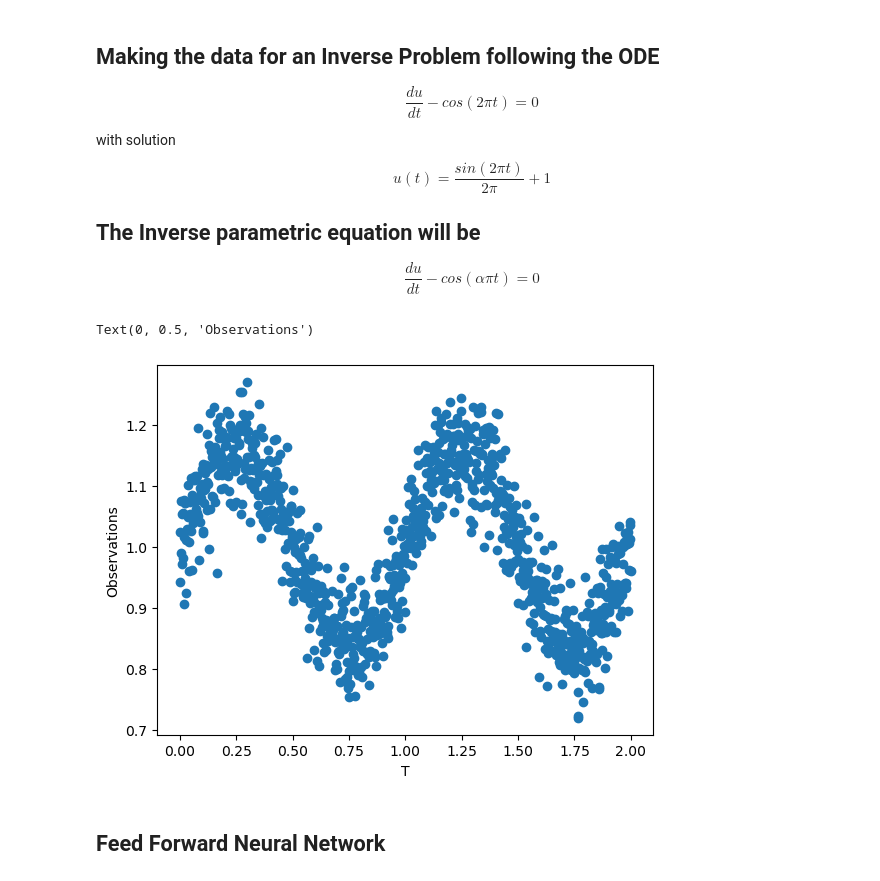
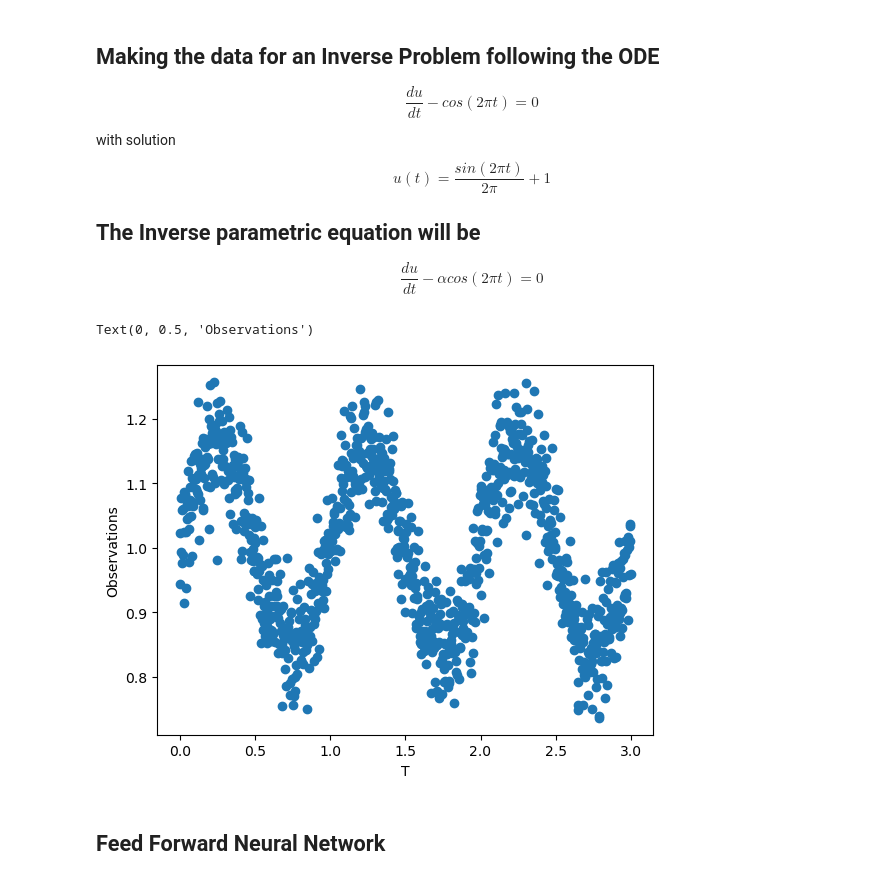
Before and after one commit to ChristianJzB/Projects, a Jupyter notebook: Physics _Informed_NN/6_ODE_Uncertainty copy.ipynb, the cells around one changed output. Cells and saved outputs as stored; diff of their text form; code cells hidden in the pictures.

```diff
--- a/Physics _Informed_NN/6_ODE_Uncertainty copy.ipynb
+++ b/Physics _Informed_NN/6_ODE_Uncertainty copy.ipynb
@@ -31,21 +30,21 @@ $$ u(t) = \frac{sin ( 2 \pi t )}{2 \pi} + 1$$
 
 ## The Inverse parametric equation will be
 
-$$\frac{du}{dt} - cos( \alpha \pi t)=0$$
+$$\frac{du}{dt} - \alpha cos( 2 \pi t)=0$$
 # %%
-t= np.linspace(0,2,1000)
+t= np.linspace(0,3,1000)
 mean, std = 0,0.05
 
 Exact = (1/ (2*np.pi))*np.sin(2*np.pi*t)+1
 
 noise_sol = Exact + np.random.normal(mean,std, len(t))
 
 plt.scatter(t,noise_sol)
 plt.xlabel("T")
 plt.ylabel("Observations")
 # %% [output]
 Text(0, 0.5, 'Observations')
-[figure, old version]
+[figure, new version]
 # %% [markdown]
 ## Feed Forward Neural Network
 # %%
```
Also changed, not shown: parts of 19 cells of this notebook, 8 other files.
